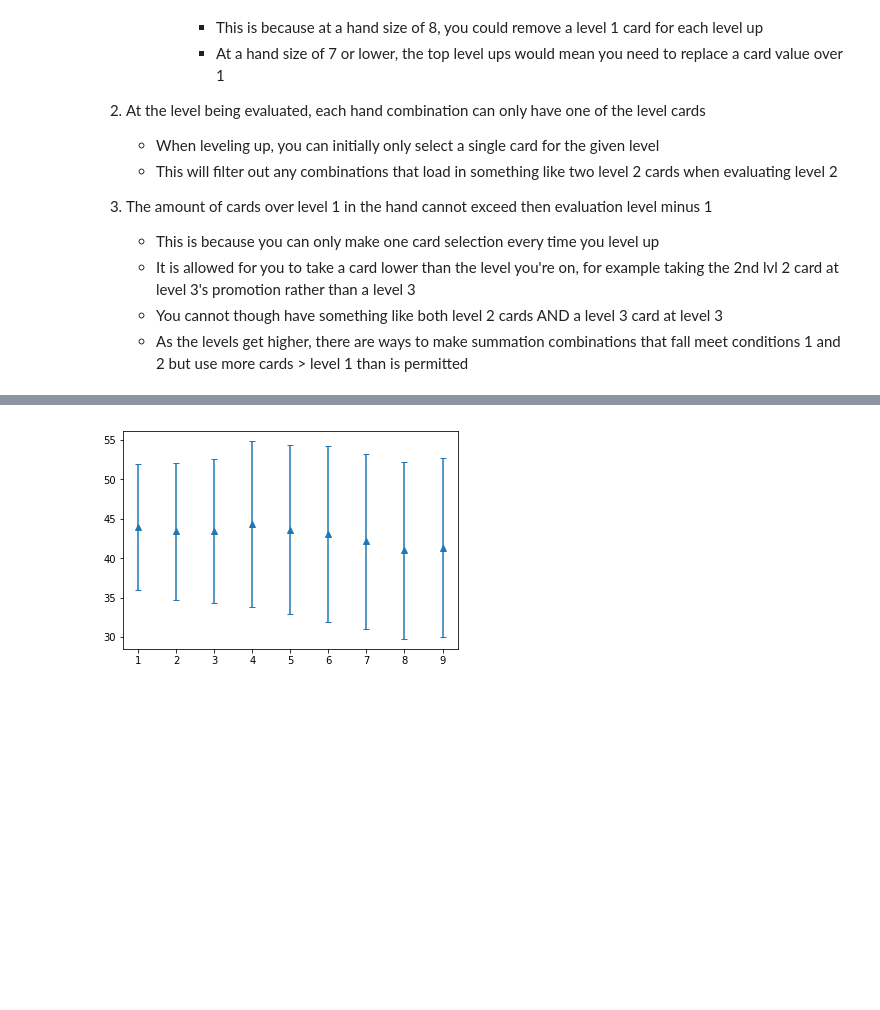
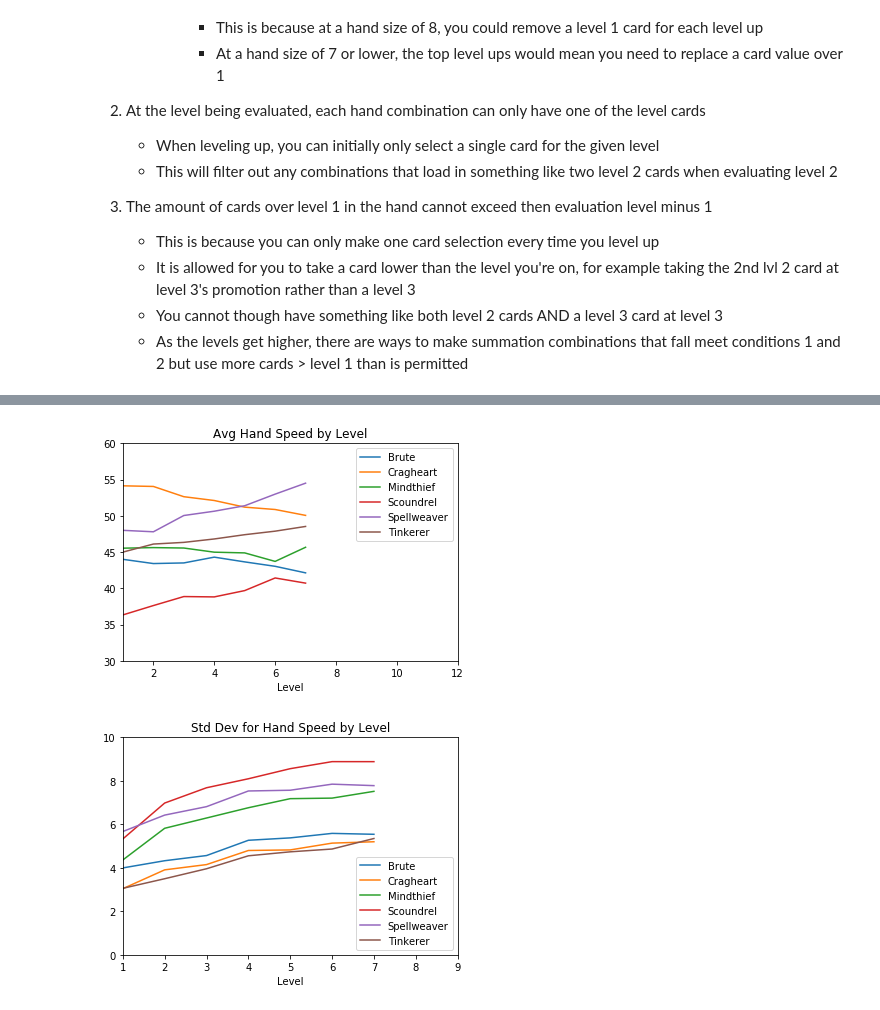
Before and after one commit to brandongiles/Gloomhaven, a Jupyter notebook: Gloomhaven_DataAnalysis.ipynb, the cells around one changed output, grey strips where cells are left out. Cells and saved outputs as stored; diff of their text form; code cells hidden in the pictures; blank space fills up the shorter version.

Commit message:
Expanding classes and adding in plotting

```diff
--- a/Gloomhaven_DataAnalysis.ipynb
+++ b/Gloomhaven_DataAnalysis.ipynb
@@ -54,9 +54,9 @@ count_result_dict = dict()
 avg_result_dict = dict()
 stdev_result_dict = dict()
 
-loop_lvl = 3
+loop_lvl = 7
 
-for i in range(1):
+for i in range(6):
     # Setting data items for use later in code
     active_class = gen_classinfo['Class'][i]       # Setting the active class (Class[0] = Brute)
     hand_size = gen_classinfo['Hand Size'][i]      # Setting the hand size
@@ -128,14 +141,22 @@ print(total_results_df)
-# %%
-# x = set(rawdata['Level'])
-# y = avg_results_df
-# e = stdev_results_df
-
-x = np.array([1,2,3,4,5,6,7,8,9])
-y = np.array([44.00, 43.42, 43.50, 44.30, 43.64, 43.04, 42.13, 41.00, 41.30])
-e = np.array([3.99*2, 4.33*2, 4.56*2, 5.27*2, 5.38*2, 5.58*2, 5.54*2, 5.62*2, 5.68*2])
-
-plt.errorbar(x, y, e, linestyle='None', marker='^', capsize=3)
-
-plt.show()
-# %% [output]
-[figure, removed]
+# %%
+fig,ax = plt.subplots()
+
+for key, grp in total_results_df.groupby(['Class']):
+    ax = grp.plot(ax=ax, kind='line', x='Level', y='Average', label=key, title='Avg Hand Speed by Level')
+
+plt.axis([1,12,30,60])
+plt.legend(loc='best')
+plt.show()
+
+
+fig,ax = plt.subplots()
+
+for key, grp in total_results_df.groupby(['Class']):
+    ax = grp.plot(ax=ax, kind='line', x='Level', y='Std. Dev.', label=key, title='Std Dev for Hand Speed by Level')
+
+plt.axis([1,9,0,10])
+plt.legend(loc='best')
+plt.show()
+# %% [output]
+[figure, added]
+[figure, added]
```
Also changed, not shown: parts of 1 cell of this notebook.
